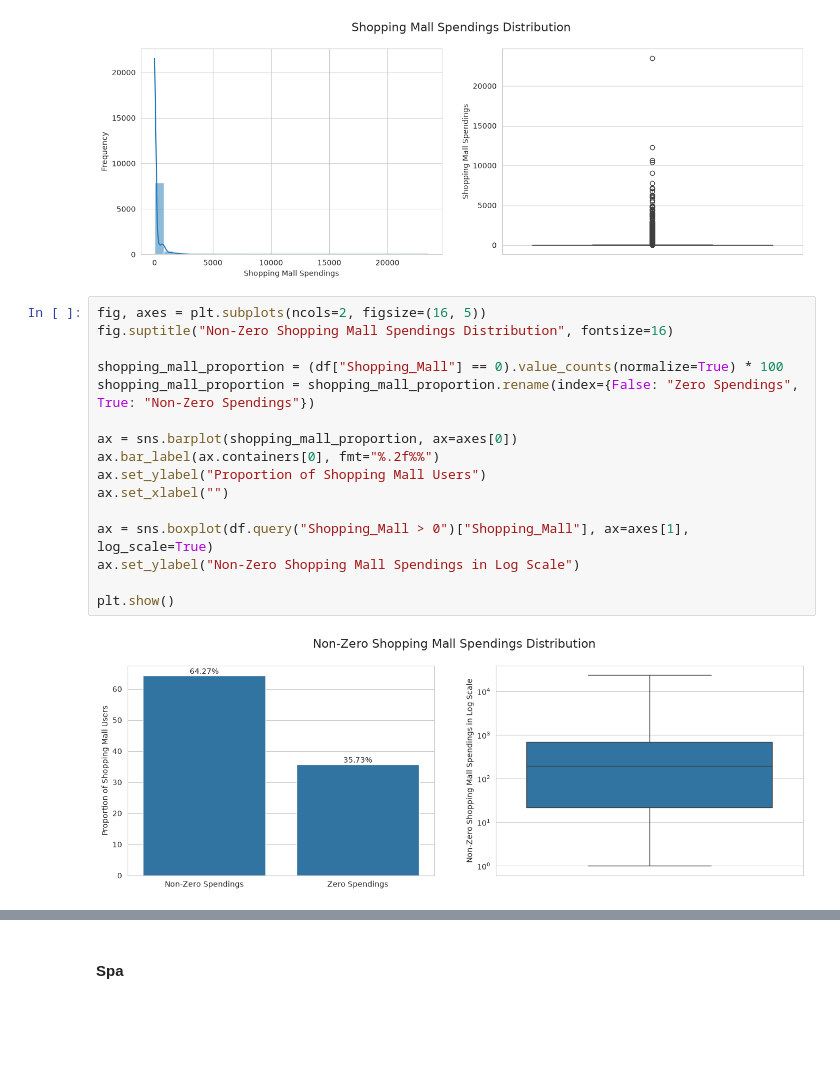
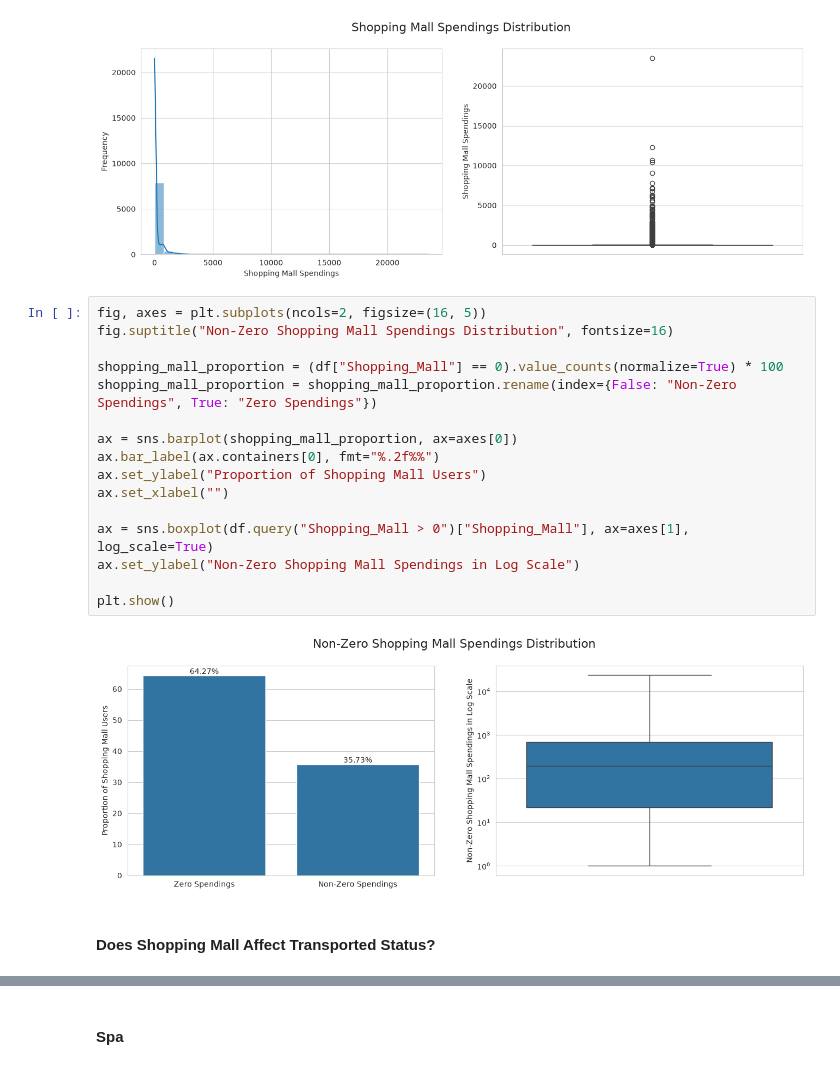
Before and after one commit to ash1ra/Spaceship-Titanic, a Jupyter notebook: Spaceship Titanic v3.ipynb, the cells around one changed output, grey strips where cells are left out. Drawn from its saved outputs; the diff is of its cells as text; blank space fills up the shorter version.

```diff
--- a/Spaceship Titanic v3.ipynb
+++ b/Spaceship Titanic v3.ipynb
@@ -664,18 +845,20 @@ plt.show()
 # %%
 fig, axes = plt.subplots(ncols=2, figsize=(16, 5))
 fig.suptitle("Non-Zero Shopping Mall Spendings Distribution", fontsize=16)
 
 shopping_mall_proportion = (df["Shopping_Mall"] == 0).value_counts(normalize=True) * 100
-shopping_mall_proportion = shopping_mall_proportion.rename(index={False: "Zero Spendings", True: "Non-Zero Spendings"})
+shopping_mall_proportion = shopping_mall_proportion.rename(index={False: "Non-Zero Spendings", True: "Zero Spendings"})
 
 ax = sns.barplot(shopping_mall_proportion, ax=axes[0])
 ax.bar_label(ax.containers[0], fmt="%.2f%%")
 ax.set_ylabel("Proportion of Shopping Mall Users")
 ax.set_xlabel("")
 
 ax = sns.boxplot(df.query("Shopping_Mall > 0")["Shopping_Mall"], ax=axes[1], log_scale=True)
 ax.set_ylabel("Non-Zero Shopping Mall Spendings in Log Scale")
 
 plt.show()
 # %% [output]
-[figure, old version]
+[figure, new version]
+# %% [markdown]
+#### Does Shopping Mall Affect Transported Status?
```
Also changed, not shown: parts of 64 cells of this notebook.
